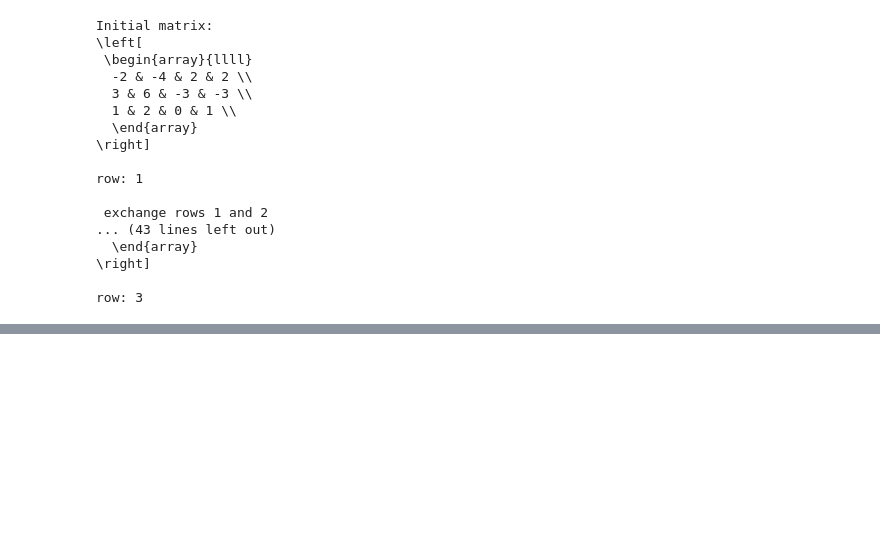
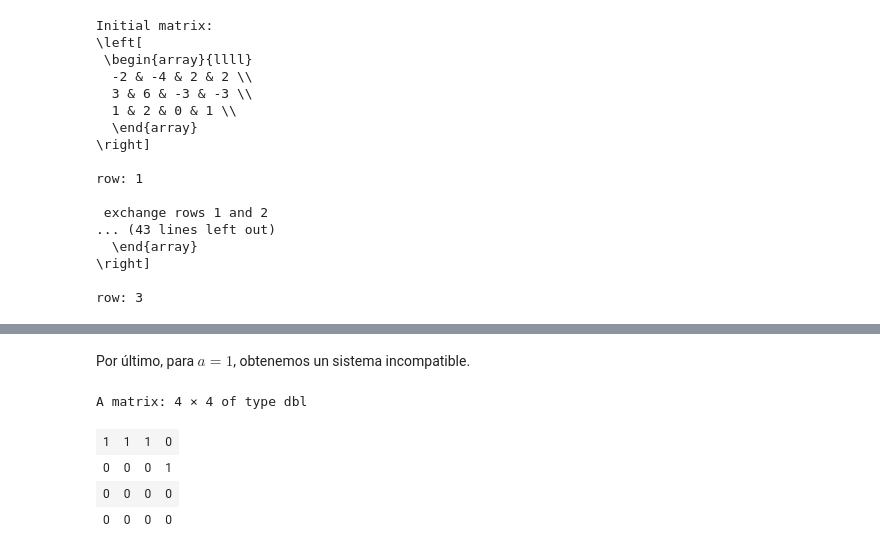
Before and after one commit to pedritomelenas/R-algebra-lineal, a Jupyter notebook: ALME-sistemas-matrices-determinantes.ipynb, the cells around one changed output, grey strips where cells are left out. Cells and saved outputs as stored; diff of their text form; code cells hidden in the pictures; blank space fills up the shorter version.

```diff
--- a/ALME-sistemas-matrices-determinantes.ipynb
+++ b/ALME-sistemas-matrices-determinantes.ipynb
@@ -738,0 +987,10 @@ row: 3
+# %% [markdown]
+Por último, para $a=1$, obtenemos un sistema incompatible.
+# %%
+rref(eval(as_r(Ab),list(a=1)))
+# %% [output]
+A matrix: 4 × 4 of type dbl
+| 1 | 1 | 1 | 0 |
+| 0 | 0 | 0 | 1 |
+| 0 | 0 | 0 | 0 |
+| 0 | 0 | 0 | 0 |
```
Also changed, not shown: parts of 61 cells of this notebook.
